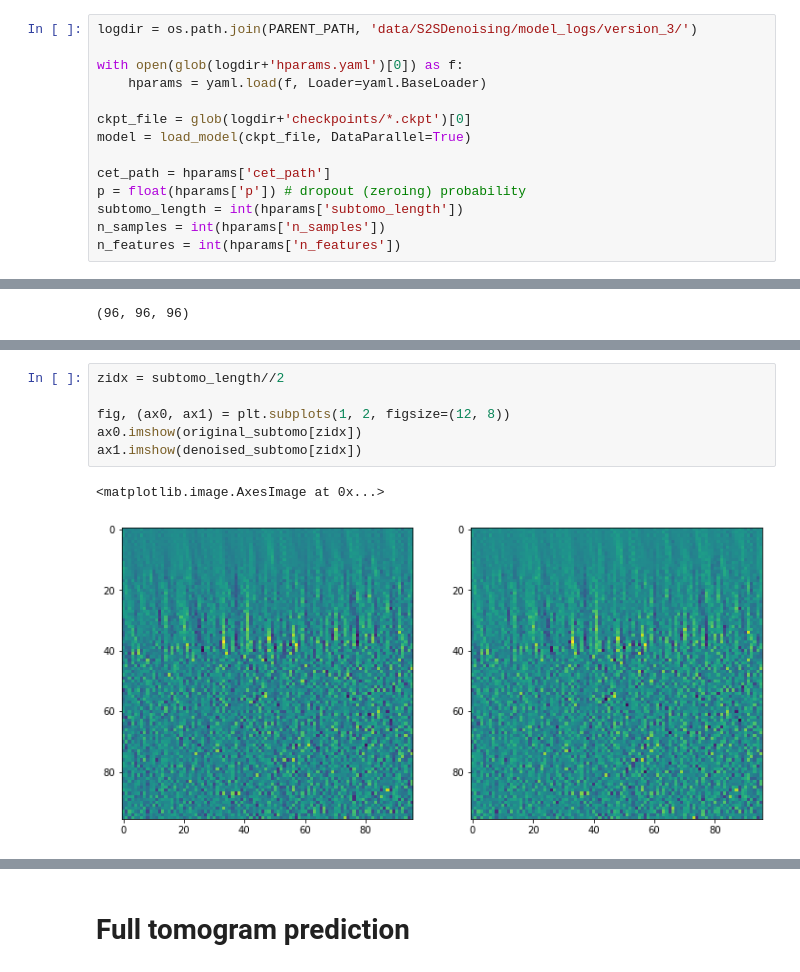
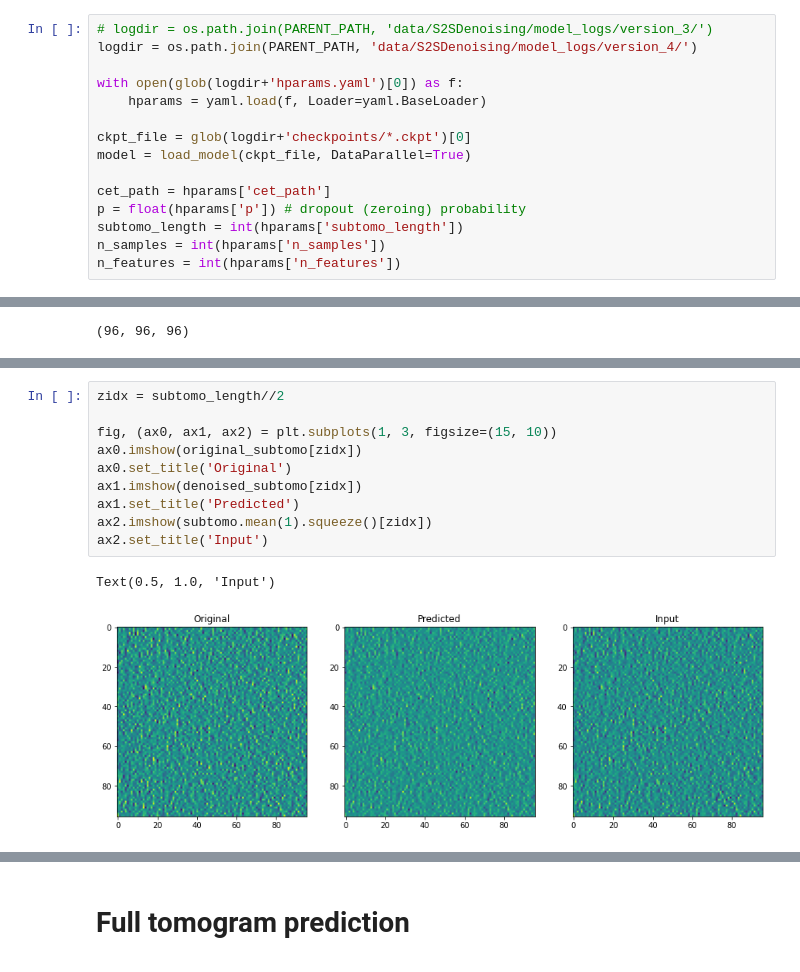
Before and after one commit to Fickincool/master-thesis, a Jupyter notebook: Notebooks/6.00_self2selfDenoising/6.03_prediction_pilot.ipynb, the cells around one changed output, grey strips where cells are left out. Cells and saved outputs as stored; diff of their text form.

```diff
--- a/Notebooks/6.00_self2selfDenoising/6.03_prediction_pilot.ipynb
+++ b/Notebooks/6.00_self2selfDenoising/6.03_prediction_pilot.ipynb
@@ -37,5 +34,6 @@ The autoreload extension is already loaded. To reload it, use:
 # %%
-logdir = os.path.join(PARENT_PATH, 'data/S2SDenoising/model_logs/version_3/')
+# logdir = os.path.join(PARENT_PATH, 'data/S2SDenoising/model_logs/version_3/')
+logdir = os.path.join(PARENT_PATH, 'data/S2SDenoising/model_logs/version_4/')
 
 with open(glob(logdir+'hparams.yaml')[0]) as f:
     hparams = yaml.load(f, Loader=yaml.BaseLoader)
@@ -90,10 +81,14 @@ plt.legend()
 # %%
 zidx = subtomo_length//2
 
-fig, (ax0, ax1) = plt.subplots(1, 2, figsize=(12, 8))
+fig, (ax0, ax1, ax2) = plt.subplots(1, 3, figsize=(15, 10))
 ax0.imshow(original_subtomo[zidx])
+ax0.set_title('Original')
 ax1.imshow(denoised_subtomo[zidx])
+ax1.set_title('Predicted')
+ax2.imshow(subtomo.mean(1).squeeze()[zidx])
+ax2.set_title('Input')
 # %% [output]
-<matplotlib.image.AxesImage at 0x...>
+Text(0.5, 1.0, 'Input')
-[figure, old version]
+[figure, new version]
 # %%
```
Also changed, not shown: parts of 12 cells of this notebook, 6 other files.
